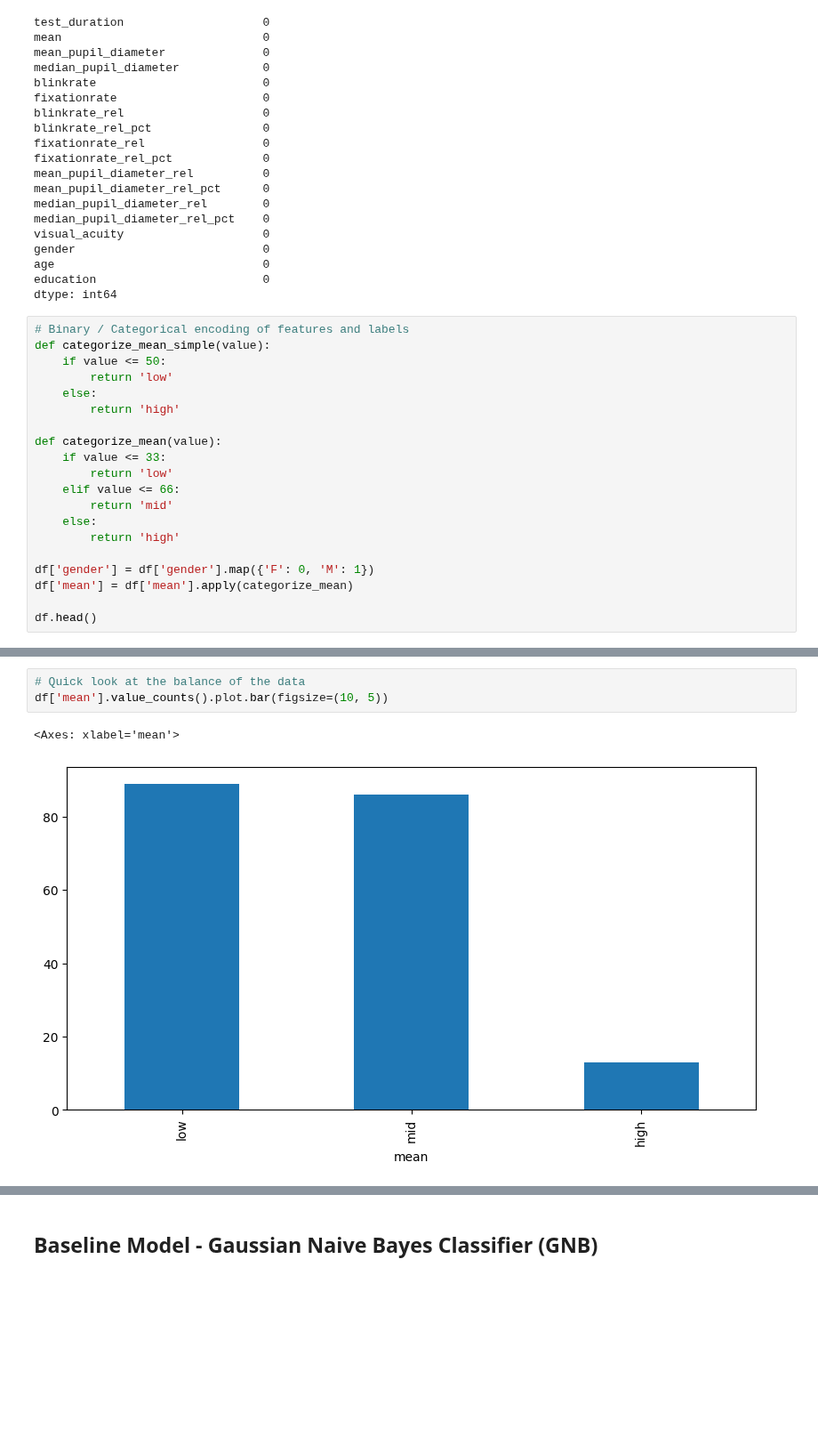
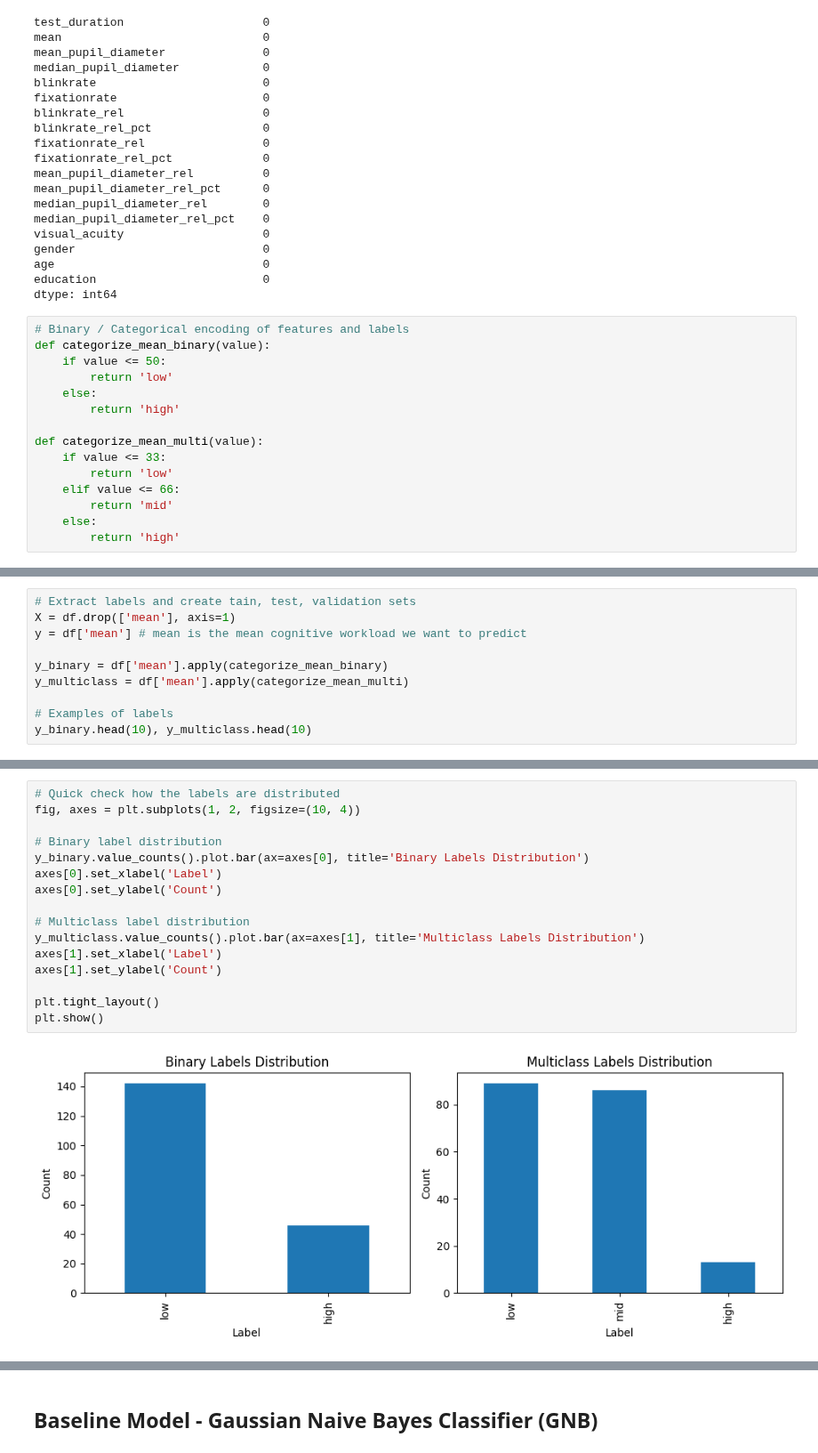
Before and after one commit to HBendig-HSFL/unlocking-minds, a Jupyter notebook: 2_BaselineModel/baseline_model.ipynb, the cells around one changed output, grey strips where cells are left out. Shown at 89% size. Drawn from its saved outputs; the diff is of its cells as text; blank space fills up the shorter version.

Commit message:
Add basemodel for binary prediction

```diff
--- a/2_BaselineModel/baseline_model.ipynb
+++ b/2_BaselineModel/baseline_model.ipynb
@@ -143,21 +145,16 @@ education                        0
 dtype: int64
 # %%
 # Binary / Categorical encoding of features and labels
-def categorize_mean_simple(value):
+def categorize_mean_binary(value):
     if value <= 50:
         return 'low'
     else:
         return 'high'
 
-def categorize_mean(value):
+def categorize_mean_multi(value):
     if value <= 33:
         return 'low'
     elif value <= 66:
         return 'mid'
     else:
         return 'high'
-
-df['gender'] = df['gender'].map({'F': 0, 'M': 1})
-df['mean'] = df['mean'].apply(categorize_mean)
-
-df.head()
@@ -170,0 +172,10 @@ df.head()
+# %%
+# Extract labels and create tain, test, validation sets
+X = df.drop(['mean'], axis=1)
+y = df['mean'] # mean is the mean cognitive workload we want to predict
+
+y_binary = df['mean'].apply(categorize_mean_binary)
+y_multiclass = df['mean'].apply(categorize_mean_multi)
+
+# Examples of labels
+y_binary.head(10), y_multiclass.head(10)
@@ -194,8 +236,20 @@ Original Label: 'low', Encoded Label: 1
-# %%
-# Quick look at the balance of the data
-df['mean'].value_counts().plot.bar(figsize=(10, 5))
-# %% [output]
-<Axes: xlabel='mean'>
-[figure, removed]
+# %%
+# Quick check how the labels are distributed
+fig, axes = plt.subplots(1, 2, figsize=(10, 4))
+
+# Binary label distribution
+y_binary.value_counts().plot.bar(ax=axes[0], title='Binary Labels Distribution')
+axes[0].set_xlabel('Label')
+axes[0].set_ylabel('Count')
+
+# Multiclass label distribution
+y_multiclass.value_counts().plot.bar(ax=axes[1], title='Multiclass Labels Distribution')
+axes[1].set_xlabel('Label')
+axes[1].set_ylabel('Count')
+
+plt.tight_layout()
+plt.show()
+# %% [output]
+[figure, added]
 # %%
 # Splitting the dataset
```
Also changed, not shown: parts of 17 cells of this notebook.
